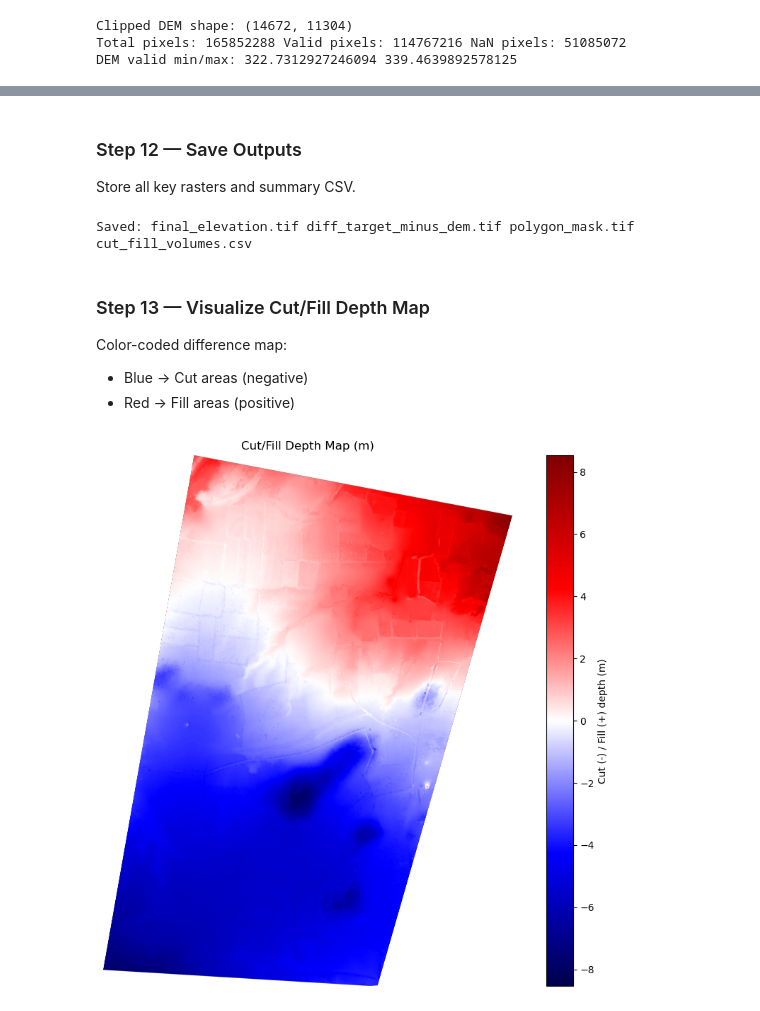
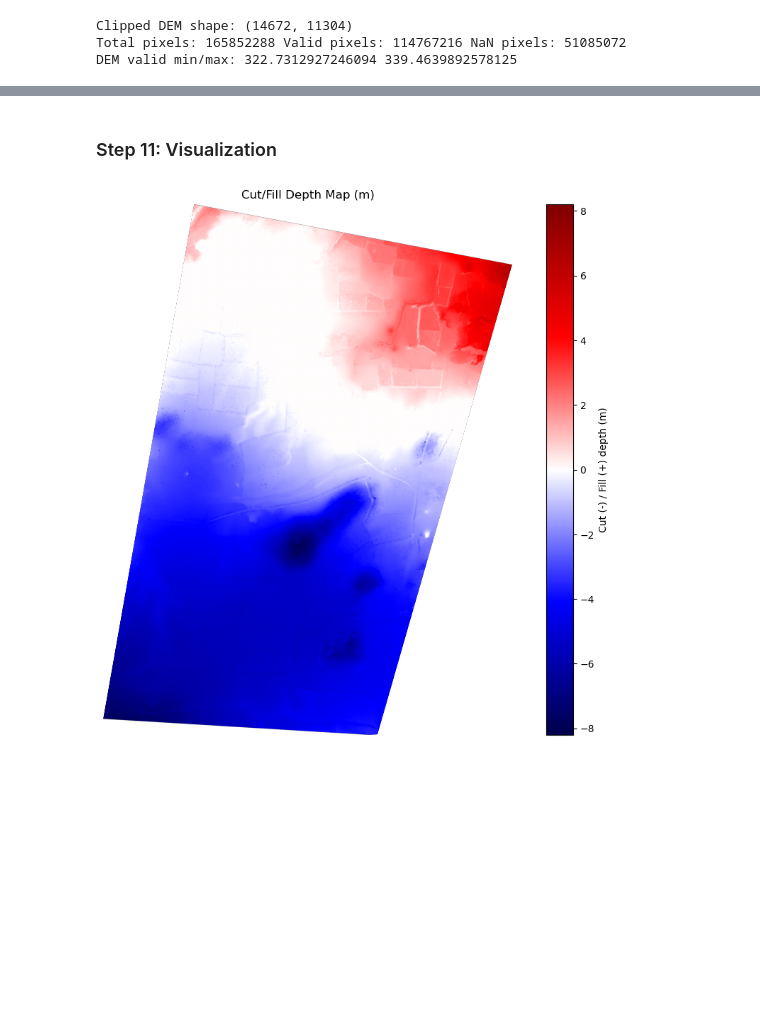
Before and after one commit to ajay098patro/Skylark-Assignment---Leveling-Analysis, a Jupyter notebook: 1Site_Analysis_31-10-25.ipynb, the cells around one changed output, grey strips where cells are left out. Drawn from its saved outputs; the diff is of its cells as text; code cells hidden in the pictures; blank space fills up the shorter version.

```diff
--- a/1Site_Analysis_31-10-25.ipynb
+++ b/1Site_Analysis_31-10-25.ipynb
@@ -127,4 +117,3 @@ Each pixel is assigned either the inside or outside elevation.
 # %%
-target = np.where(mask_arr == 1, level_inside, level_outside).astype(np.float32)
-target[np.isnan(dem)] = np.nan
+diff = final_surface - dem
 # %% [markdown]
@@ -132,4 +121,14 @@ target[np.isnan(dem)] = np.nan
 Calculate where and how much each pixel differs from the target.
 # %%
-diff = target - dem
-valid_mask = np.isfinite(dem)
+cell_area = abs(transform[0] * transform[4])  # pixel area in m²
+valid_mask = np.isfinite(diff)
+
+fill_pixels = diff > 0
+cut_pixels  = diff < 0
+
+fill_volume_total = np.sum(diff[fill_pixels]) * cell_area
+cut_volume_total  = np.sum(-diff[cut_pixels]) * cell_area
+
+print(f"Fill total (m³): {fill_volume_total:,.2f}")
+print(f"Cut total  (m³): {cut_volume_total:,.2f}")
+print(f"Net (m³): {fill_volume_total - cut_volume_total:,.2f}")
@@ -166,53 +162,15 @@ Net  (m³): -685,539.45
 # %% [markdown]
-### Step 12 — Save Outputs
-Store all key rasters and summary CSV.
+### Step 11: Visualization
 # %%
-out_profile = profile.copy()
-out_profile.update(dtype=rasterio.float32, count=1, nodata=np.float32(0))
-
-# Target raster
-target_write = np.where(np.isfinite(target), target, out_profile["nodata"]).astype(np.float32)
-with rasterio.open(out_final, "w", **out_profile) as dst:
-    dst.write(target_write, 1)
-
-# Difference raster
-diff_write = np.where(np.isfinite(diff), diff, out_profile["nodata"]).astype(np.float32)
-with rasterio.open(out_diff, "w", **out_profile) as dst:
-    dst.write(diff_write, 1)
-
-# Polygon mask
-mask_profile = profile.copy()
-mask_profile.update(dtype=rasterio.uint8, count=1, nodata=0)
-with rasterio.open(out_mask, "w", **mask_profile) as dst:
-    dst.write(mask_arr.astype(rasterio.uint8), 1)
-
-# Volume summary CSV
-df = pd.DataFrame({
-    "region": ["inside_polygon", "outside_polygon", "total"],
-    "fill_m3": [fill_inside, fill_outside, fill_volume_total],
-    "cut_m3": [cut_inside, cut_outside, cut_volume_total],
-    "net_m3": [fill_inside - cut_inside, fill_outside - cut_outside, fill_volume_total - cut_volume_total]
-})
-df.to_csv(out_csv, index=False)
-print("Saved:", out_final, out_diff, out_mask, out_csv)
+fig, ax = plt.subplots(figsize=(10, 8))
+cmap = plt.cm.seismic
+norm = plt.Normalize(vmin=-np.nanmax(abs(diff)), vmax=np.nanmax(abs(diff)))
+im = ax.imshow(diff, cmap=cmap, norm=norm)
+fig.colorbar(im, ax=ax, label="Cut (-) / Fill (+) depth (m)")
+ax.set_title("Cut/Fill Depth Map (m)")
+ax.axis("off")
+plt.tight_layout()
+plt.savefig(plot_png, dpi=200)
+plt.show()
 # %% [output]
-Saved: final_elevation.tif diff_target_minus_dem.tif polygon_mask.tif cut_fill_volumes.csv
+[figure, added]
-# %% [markdown]
-### Step 13 — Visualize Cut/Fill Depth Map
-Color-coded difference map:
-- Blue → Cut areas (negative)
-- Red → Fill areas (positive)
-# %%
-fig, ax = plt.subplots(1, 1, figsize=(10, 8))
-diff_disp = np.where(np.isnan(diff), np.nan, diff)
-cmap = plt.cm.seismic
-norm = plt.Normalize(vmin=-np.nanmax(abs(diff_disp)), vmax=np.nanmax(abs(diff_disp)))
-im = ax.imshow(diff_disp, cmap=cmap, norm=norm)
-fig.colorbar(im, ax=ax, label="Cut (-) / Fill (+) depth (m)")
-ax.set_title("Cut/Fill Depth Map (m)")
-ax.axis("off")
-plt.tight_layout()
-plt.savefig(placement, dpi=200)
-plt.show()
-# %% [output]
-[figure, removed]
```
Also changed, not shown: parts of 21 cells of this notebook.
